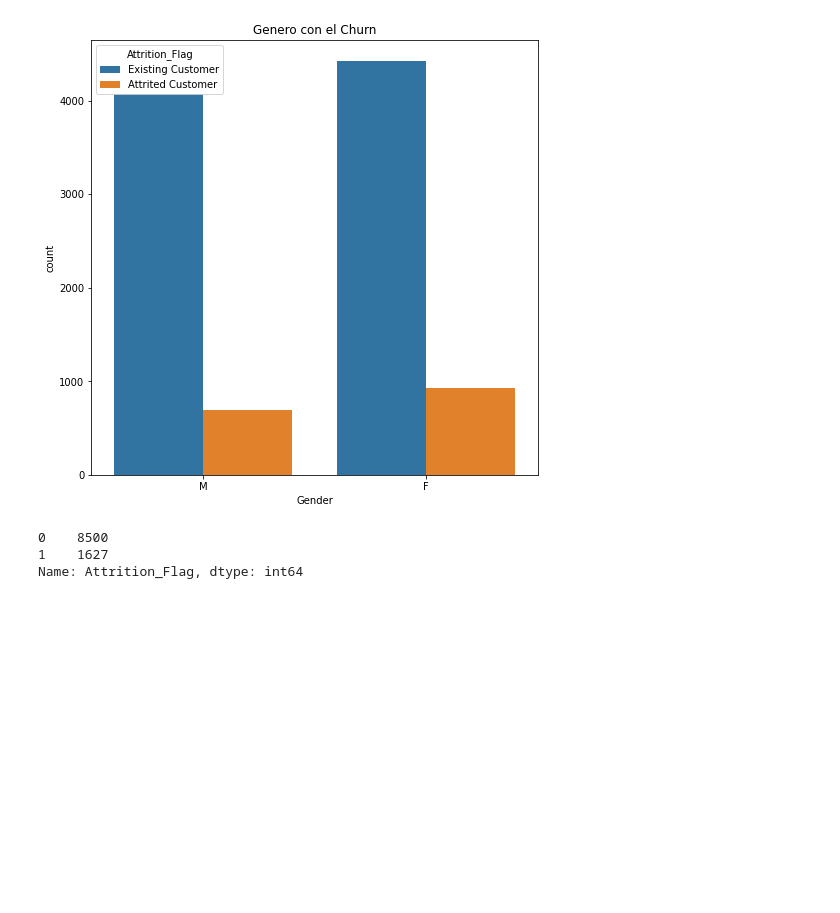
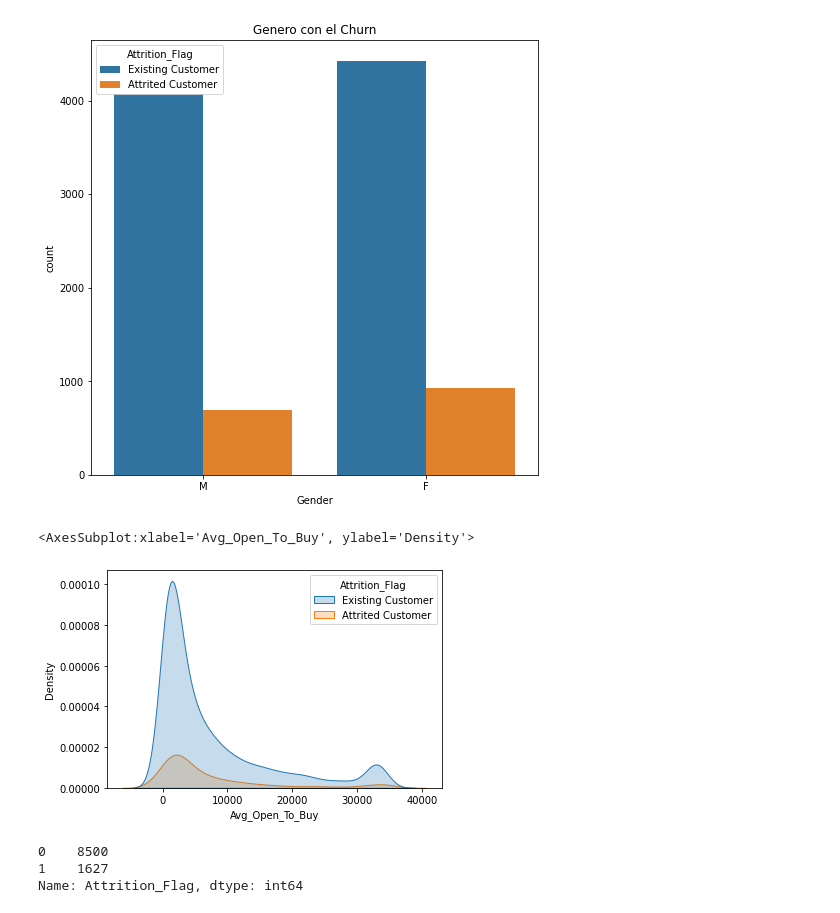
Before and after one commit to jhonnydss/Bank_Churn_Prediction, a Jupyter notebook: Bank Churn Prediction.ipynb, the cells around one changed output. Saved outputs shown, nothing was run; the diff lists cells and outputs as text; code cells hidden in the pictures; blank space fills up the shorter version.

```diff
--- a/Bank Churn Prediction.ipynb
+++ b/Bank Churn Prediction.ipynb
@@ -303,6 +315,11 @@ plt.title('Genero con el Churn')
 # %% [output]
 Text(0.5, 1.0, 'Genero con el Churn')
 [figure]
+# %%
+sns.kdeplot(x = 'Avg_Open_To_Buy',hue = 'Attrition_Flag', shade = True, data= df,)
+# %% [output]
+<AxesSubplot:xlabel='Avg_Open_To_Buy', ylabel='Density'>
+[figure, added]
 # %%
 df['Attrition_Flag'].replace({'Existing Customer':0,'Attrited Customer':1}, inplace=True)
 df['Attrition_Flag'].value_counts()
```
Also changed, not shown: parts of 31 cells of this notebook.
